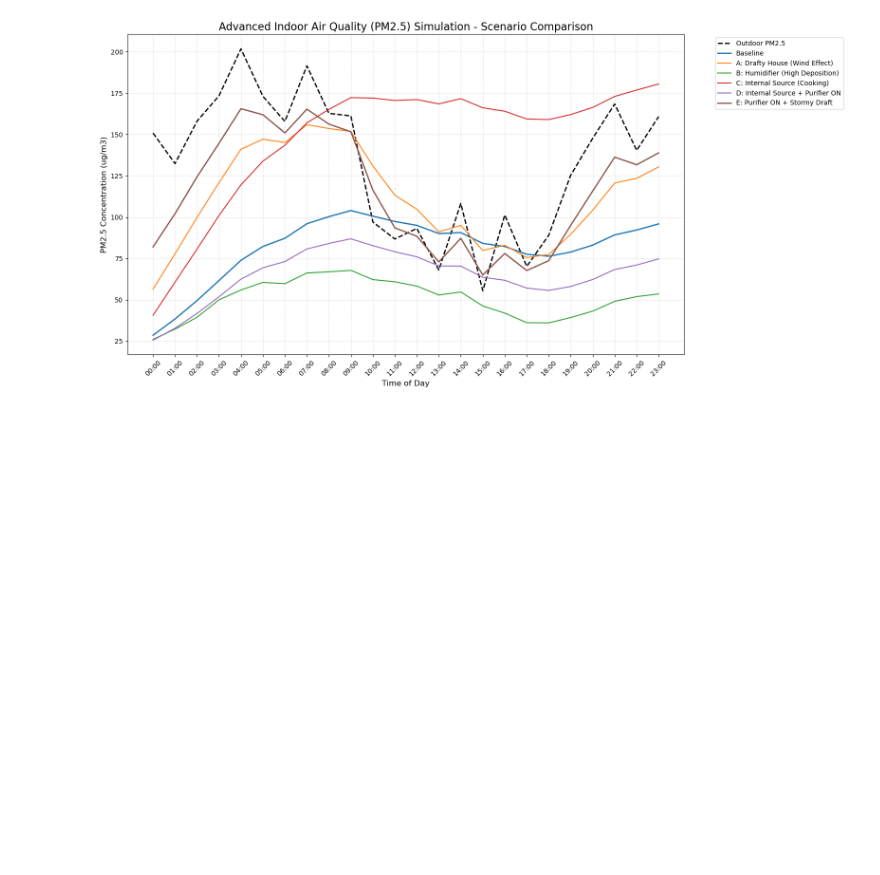
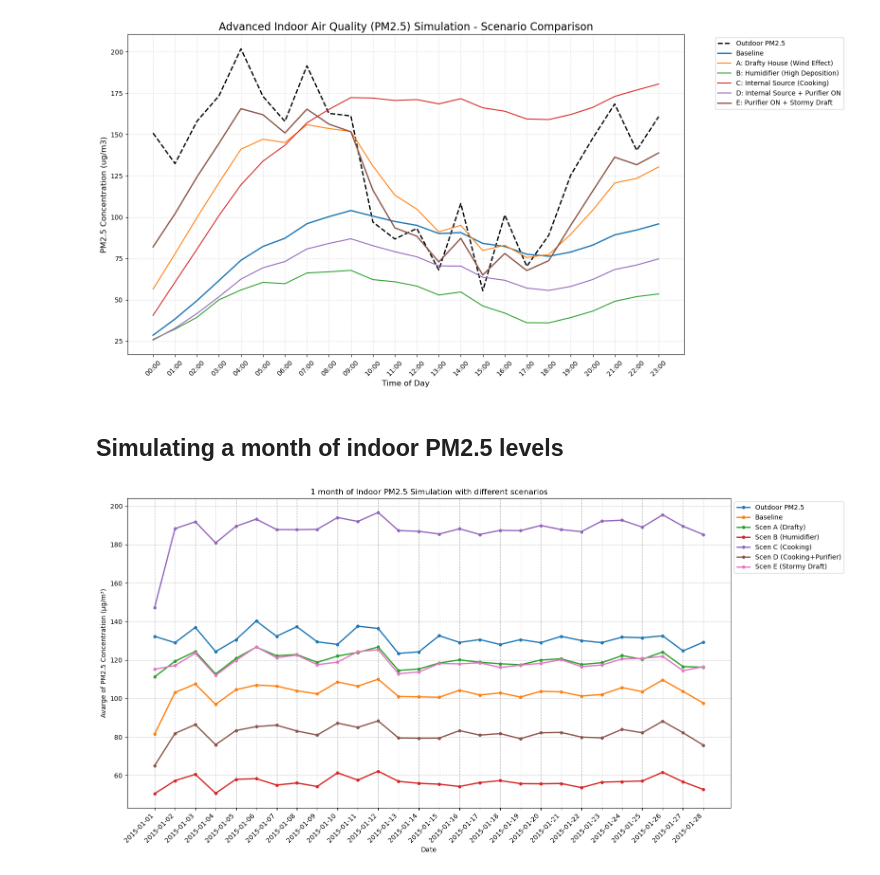
Before and after one commit to KonmaWasurenaide/DigitalTwin_Project_DE_IK, a Jupyter notebook: HomeWorks/HomeWork_2.ipynb, the cells around one changed output. Drawn from its saved outputs; the diff is of its cells as text; code cells hidden in the pictures; blank space fills up the shorter version.

Commit message:
Implemented 1 month of simulation with plots

```diff
--- a/HomeWorks/HomeWork_2.ipynb
+++ b/HomeWorks/HomeWork_2.ipynb
@@ -28,6 +28,7 @@ import huggingface_hub as hf_hub
 
 
 df = pd.read_csv("hf://datasets/karan-0123/air-quality/air_quality.csv")
+df_month = df[:672]
 df = df[:24]
 
 display(df.head())
@@ -173,3 +174,56 @@ plt.tight_layout()
 plt.show()
 # %% [output]
 [figure]
+# %% [markdown]
+## Simulating a month of indoor PM2.5 levels
+# %%
+
+baseline = simulate_advanced_indoor_aq(df_month)
+scen_A_drafty = simulate_advanced_indoor_aq(df_month, k_base=0.3, c_w=0.1)
+scen_B_humidifier = simulate_advanced_indoor_aq(df_month, c_h=0.005)
+scen_C_cooking = simulate_advanced_indoor_aq(df_month, alpha_source=12.0)
+scen_D_purifier = simulate_advanced_indoor_aq(df_month, alpha_source=12.0, beta_purifier=15.0)
+scen_E_stormy = simulate_advanced_indoor_aq(df_month, k_base=0.5, c_w=0.2, alpha_source=12.0, beta_purifier=15.0)
+
+
+results_df = pd.DataFrame({
+    'Datetime': pd.to_datetime(df_month['datetime']),
+    'Outdoor PM2.5 ': df_month['pm25'],
+    'Baseline': baseline,
+    'Scen A (Drafty)': scen_A_drafty,
+    'Scen B (Humidifier)': scen_B_humidifier,
+    'Scen C (Cooking)': scen_C_cooking,
+    'Scen D (Cooking+Purifier)': scen_D_purifier,
+    'Scen E (Stormy Draft)': scen_E_stormy
+})
+
+
+daily_avg = results_df.set_index('Datetime').resample('1D').mean()
+
+
+plt.figure(figsize=(16, 8))
+for column in daily_avg.columns:
+
+    if column == 'Outdoor PM2.5':
+        plt.plot(daily_avg.index, daily_avg[column], marker='o', markersize=4, linewidth=2, linestyle='--', color='black', label=column)
+    else:
+        plt.plot(daily_avg.index, daily_avg[column], marker='o', markersize=4, linewidth=2, label=column)
+
+plt.title('1 month of Indoor PM2.5 Simulation with different scenarios')
+plt.xlabel('Date')
+plt.ylabel('Avarge of PM2.5 Concentration (µg/m³)')
+plt.legend(loc='upper left', bbox_to_anchor=(1, 1))
+plt.grid(True, linestyle='--', alpha=0.7)
+
+
+plt.xticks(
+    ticks=daily_avg.index,
+    labels=daily_avg.index.strftime('%Y-%m-%d'),
+    rotation=45,
+    ha='right'
+)
+
+plt.tight_layout()
+plt.show()
+# %% [output]
+[figure, added]
```
Also changed, not shown: parts of 1 cell of this notebook.
